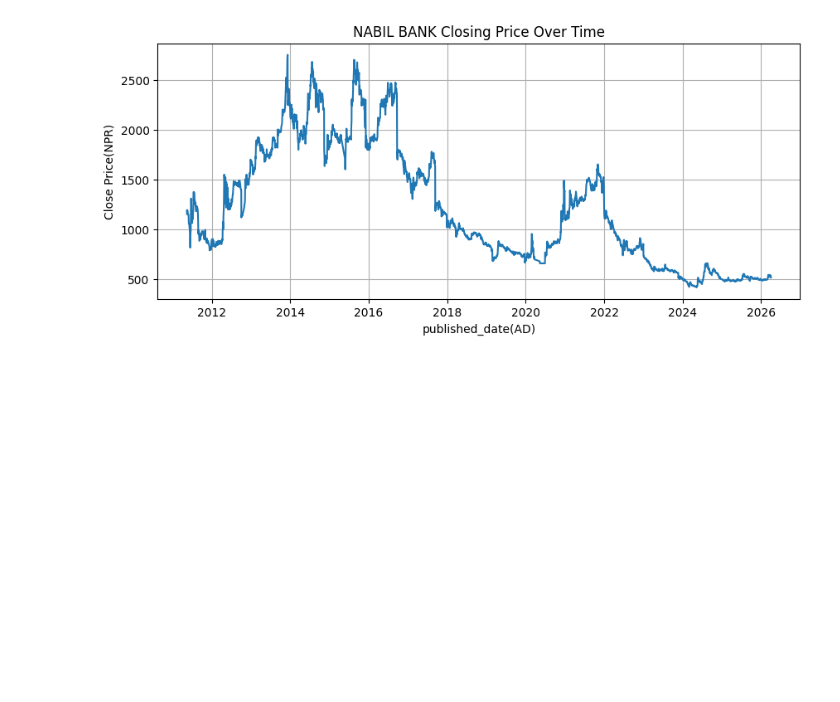
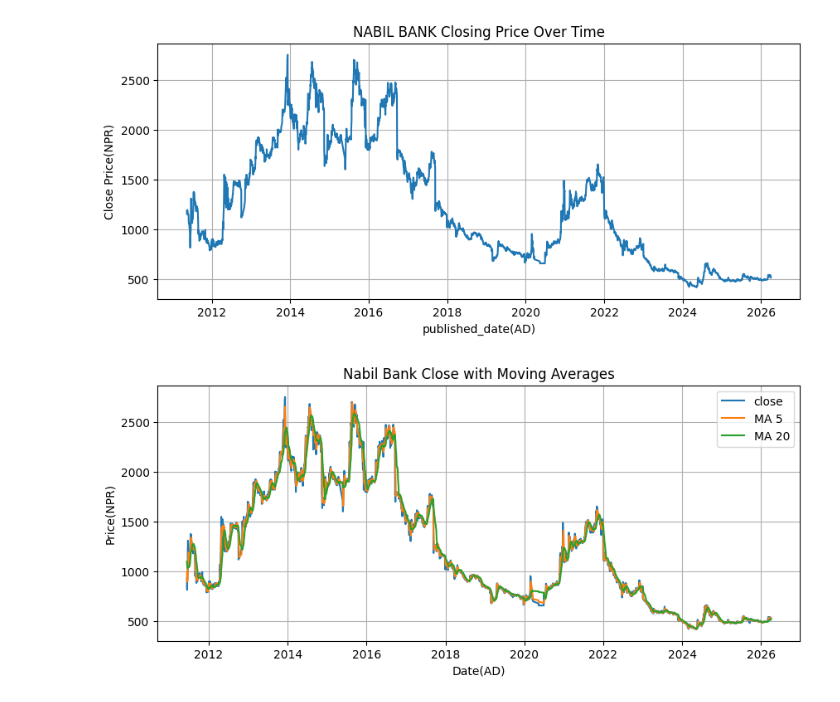
Before and after one commit to Arjan-7/Scikitlearn_py, a Jupyter notebook: NABIL_project.ipynb, the cells around one changed output. Saved outputs shown, nothing was run; the diff lists cells and outputs as text; code cells hidden in the pictures; blank space fills up the shorter version.

```diff
--- a/NABIL_project.ipynb
+++ b/NABIL_project.ipynb
@@ -39,3 +39,21 @@ plt.grid(True)
 plt.show()
 # %% [output]
 [figure]
+# %%
+df["MA_5"] = df["close"].rolling(window=5).mean()
+df["MA_20"] = df["close"].rolling(window=20).mean()
+df = df.dropna()
+# %%
+import matplotlib.pyplot as plt
+plt.figure(figsize=(10, 4))
+plt.plot(df["close"], label="close")
+plt.plot(df["MA_5"], label="MA 5")
+plt.plot(df["MA_20"], label="MA 20")
+plt.title("Nabil Bank Close with Moving Averages")
+plt.xlabel("Date(AD)")
+plt.ylabel("Price(NPR)")
+plt.legend()
+plt.grid(True)
+plt.show()
+# %% [output]
+[figure, added]
```
Also changed, not shown: parts of 8 cells of this notebook.
